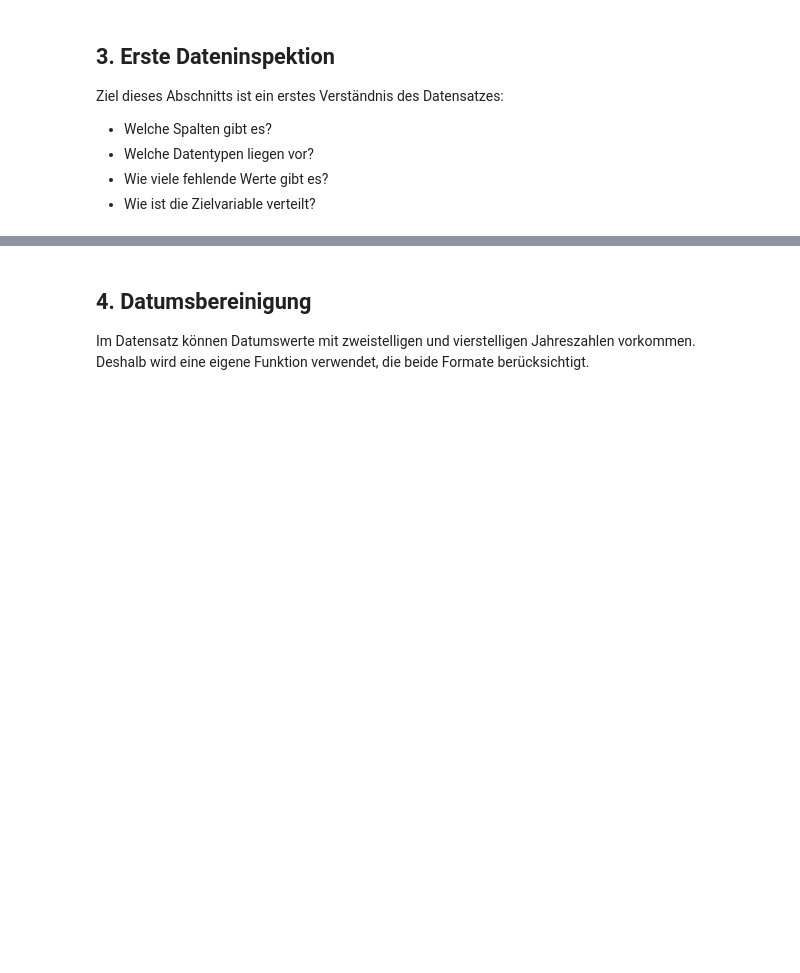
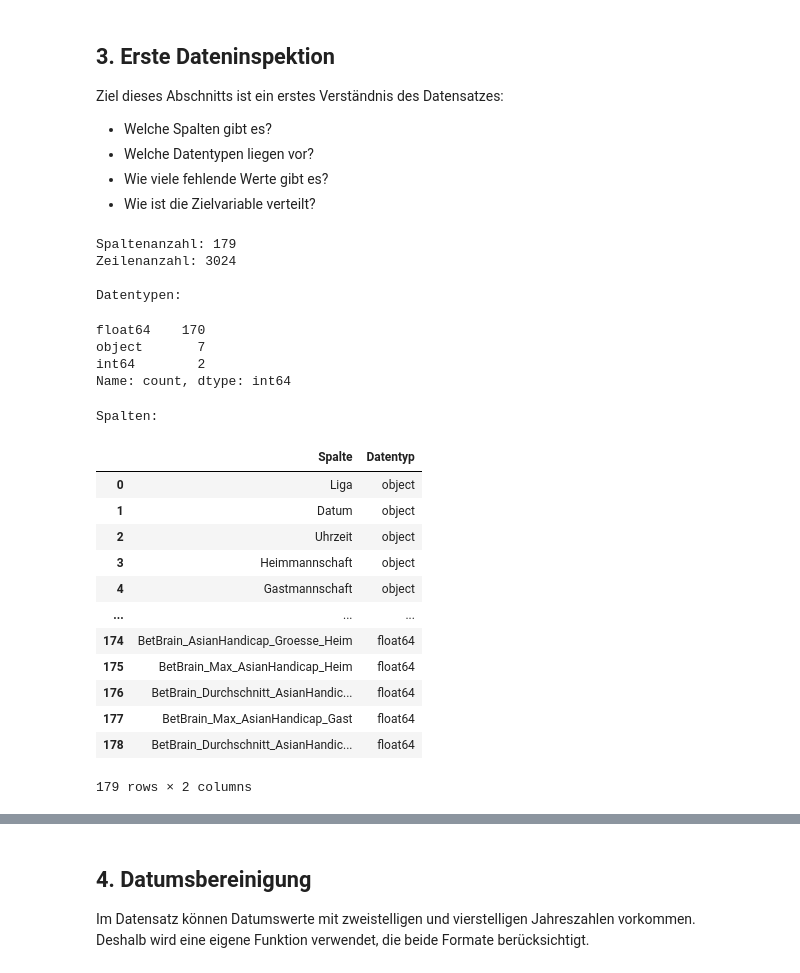
Before and after one commit to annihlj/ML-project, a Jupyter notebook: Football_Post_Game_Analyse_Geruest.ipynb, the cells around one changed output, grey strips where cells are left out. Cells and saved outputs as stored; diff of their text form; code cells hidden in the pictures; blank space fills up the shorter version.

```diff
--- a/Football_Post_Game_Analyse_Geruest.ipynb
+++ b/Football_Post_Game_Analyse_Geruest.ipynb
@@ -82,6 +126,42 @@ Ziel dieses Abschnitts ist ein erstes Verständnis des Datensatzes:
 - Welche Datentypen liegen vor?
 - Wie viele fehlende Werte gibt es?
 - Wie ist die Zielvariable verteilt?
+# %%
+# ============================================================
+# 2. Grundstruktur verstehen
+# ============================================================
+print("\nSpaltenanzahl:", df.shape[1])
+print("Zeilenanzahl:", df.shape[0])
+
+dtype_overview = df.dtypes.value_counts()
+print("\nDatentypen:")
+display(dtype_overview)
+
+print("\nSpalten:")
+display(pd.DataFrame({"Spalte": df.columns, "Datentyp": df.dtypes.astype(str).values}))
+# %% [output]
+Spaltenanzahl: 179
+Zeilenanzahl: 3024
+
+Datentypen:
+float64    170
+object       7
+int64        2
+Name: count, dtype: int64
+Spalten:
+|  | Spalte | Datentyp |
+| 0 | Liga | object |
+| 1 | Datum | object |
+| 2 | Uhrzeit | object |
+| 3 | Heimmannschaft | object |
+| 4 | Gastmannschaft | object |
+| ... | ... | ... |
+| 174 | BetBrain_AsianHandicap_Groesse_Heim | float64 |
+| 175 | BetBrain_Max_AsianHandicap_Heim | float64 |
+| 176 | BetBrain_Durchschnitt_AsianHandic... | float64 |
+| 177 | BetBrain_Max_AsianHandicap_Gast | float64 |
+| 178 | BetBrain_Durchschnitt_AsianHandic... | float64 |
+179 rows × 2 columns
 # %%
 display(df.info())
 display(df.describe(include="all").T.head(30))
```
Also changed, not shown: parts of 28 cells of this notebook.
